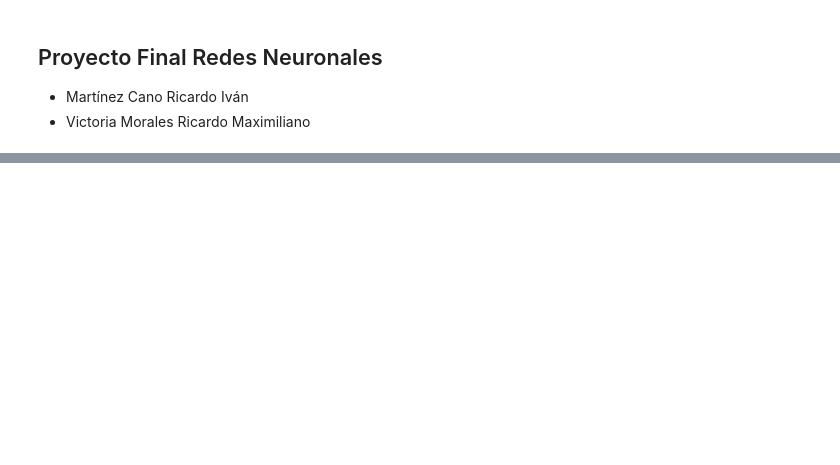
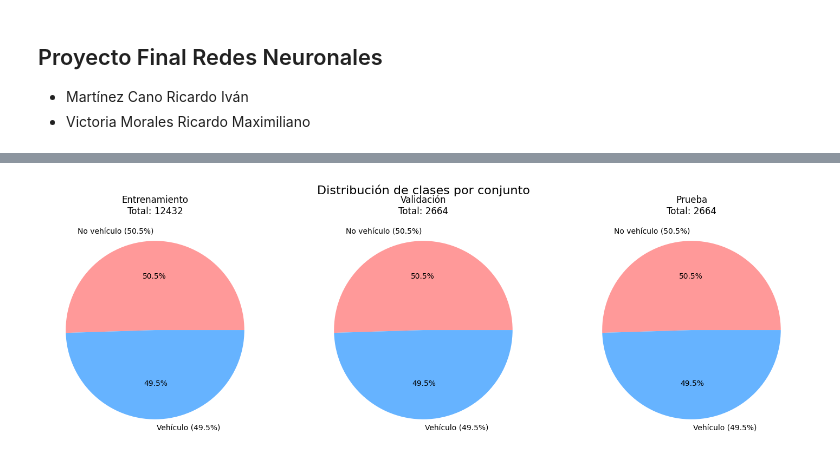
Before and after one commit to rickivan/proyecto-final-redes-neuronales, a Jupyter notebook: proyecto3.ipynb, the cells around one changed output, grey strips where cells are left out. Cells and saved outputs as stored; diff of their text form; code cells hidden in the pictures; blank space fills up the shorter version.

Commit message:
feat: agrega procesamiento de imágenes en dataloaders

```diff
--- a/proyecto3.ipynb
+++ b/proyecto3.ipynb
@@ -131,0 +25,83 @@ Total dataset size: 17760 images
+# %%
+import matplotlib.pyplot as plt
+import torch
+from torchvision import datasets, transforms
+from torch.utils.data import DataLoader, Subset
+import numpy as np
+from sklearn.model_selection import train_test_split
+import os
+
+# 1. Transformaciones
+transform = transforms.Compose([
+    transforms.Resize((64, 64)),
+    transforms.ToTensor(),
+])
+
+# 2. Cargar dataset
+dataset = datasets.ImageFolder(root='data', transform=transform)
+targets = np.array([label for _, label in dataset.samples])  # 0 o 1
+
+# 3. División estratificada
+train_idx, temp_idx = train_test_split(
+    np.arange(len(targets)), test_size=0.3, stratify=targets, random_state=42
+)
+val_idx, test_idx = train_test_split(
+    temp_idx, test_size=0.5, stratify=targets[temp_idx], random_state=42
+)
+
+# 4. Guardar índices
+os.makedirs("splits", exist_ok=True)
+np.save("splits/train_idx.npy", train_idx)
+np.save("splits/val_idx.npy", val_idx)
+np.save("splits/test_idx.npy", test_idx)
+
+# 5. Subsets y DataLoaders
+train_dataset = Subset(dataset, train_idx)
+val_dataset = Subset(dataset, val_idx)
+test_dataset = Subset(dataset, test_idx)
+
+train_loader = DataLoader(train_dataset, batch_size=32, shuffle=False)
+val_loader = DataLoader(val_dataset, batch_size=32, shuffle=False)
+test_loader = DataLoader(test_dataset, batch_size=32, shuffle=False)
+
+# 6. Función de balance
+def obtener_balance(loader):
+    counts = torch.zeros(2)
+    for _, labels in loader:
+        for label in labels:
+            counts[label.item()] += 1
+    total = counts.sum().item()
+    porcentajes = 100.0 * counts / total
+    return counts.tolist(), porcentajes.tolist(), int(total)
+
+# 7. Preparar visualización
+clases = ['No vehículo', 'Vehículo']
+conjuntos = ['Entrenamiento', 'Validación', 'Prueba']
+loaders = [train_loader, val_loader, test_loader]
+os.makedirs("plots", exist_ok=True)
+
+# 8. Gráficas individuales con conteo total
+for loader, nombre in zip(loaders, conjuntos):
+    cuentas, porcentajes, total = obtener_balance(loader)
+    fig, ax = plt.subplots(figsize=(5, 5))
+    ax.pie(cuentas, labels=[f"{clases[j]} ({porcentajes[j]:.1f}%)" for j in range(2)],
+           autopct='%1.1f%%', colors=['#ff9999','#66b3ff'])
+    ax.set_title(f"Distribución de clases - {nombre}")
+    plt.suptitle(f"Total de imágenes: {total}", fontsize=10)
+    plt.savefig(f"plots/{nombre.lower()}_distribution.png")
+    plt.close()
+
+# 9. Figura combinada con conteos
+fig, axes = plt.subplots(1, 3, figsize=(15, 5))
+for i, loader in enumerate(loaders):
+    cuentas, porcentajes, total = obtener_balance(loader)
+    axes[i].pie(cuentas, labels=[f"{clases[j]} ({porcentajes[j]:.1f}%)" for j in range(2)],
+                autopct='%1.1f%%', colors=['#ff9999','#66b3ff'])
+    axes[i].set_title(f"{conjuntos[i]}\nTotal: {total}")
+
+plt.suptitle("Distribución de clases por conjunto", fontsize=16)
+plt.tight_layout()
+plt.savefig("plots/combined_distribution.png")
+plt.show()
+# %% [output]
+[figure, added]
```
Also changed, not shown: parts of 11 cells of this notebook, 7 other files.
